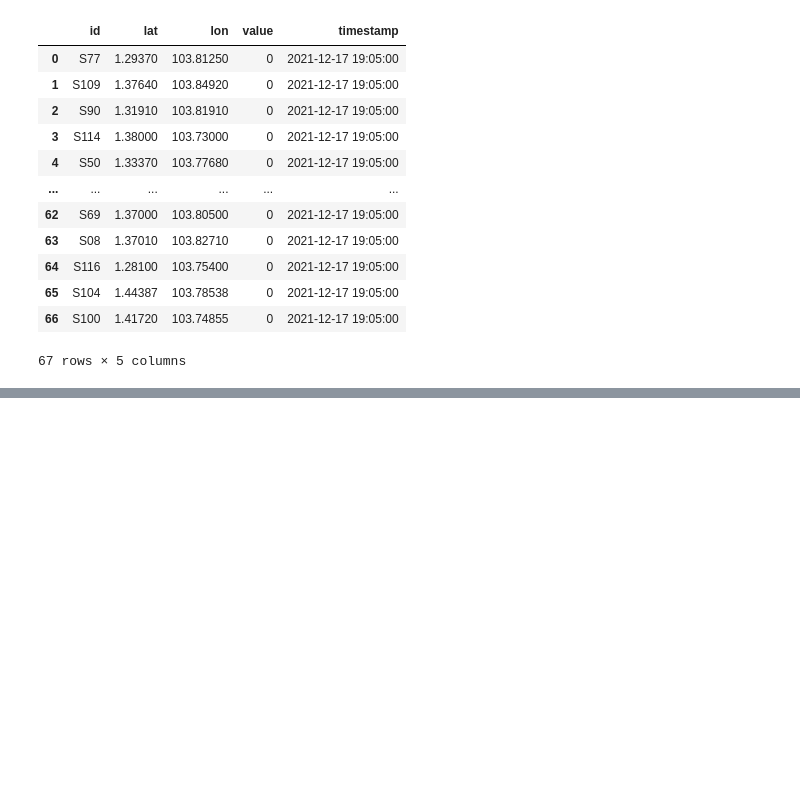
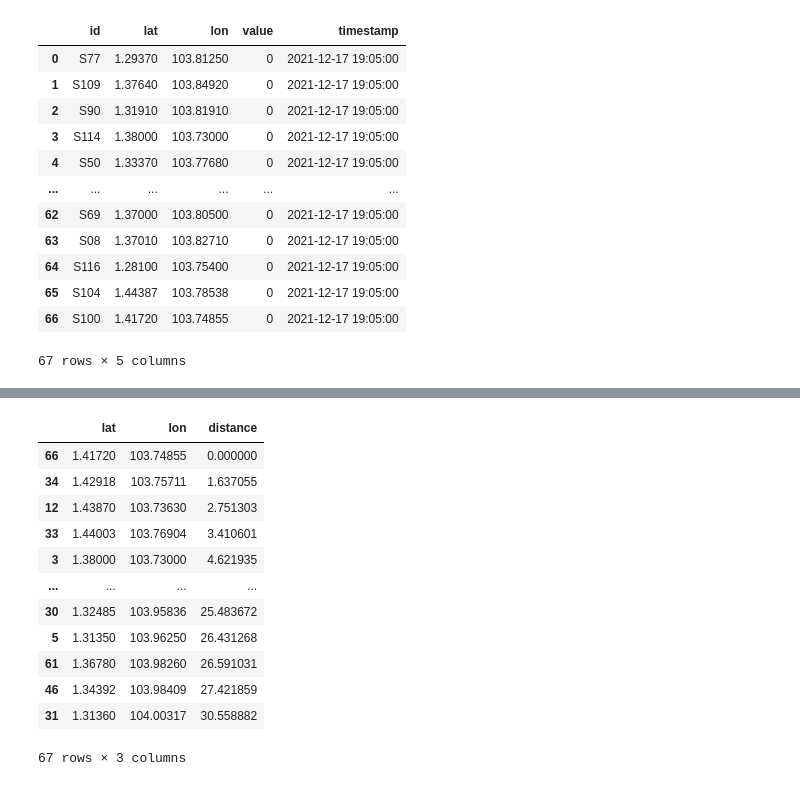
Before and after one commit to alealejandro1/taxi_compass, a Jupyter notebook: notebooks/Alejandro_taxi_compass.ipynb, the cells around one changed output, grey strips where cells are left out. Cells and saved outputs as stored; diff of their text form; code cells hidden in the pictures; blank space fills up the shorter version.

```diff
--- a/notebooks/Alejandro_taxi_compass.ipynb
+++ b/notebooks/Alejandro_taxi_compass.ipynb
@@ -232,0 +269,20 @@ parse_rainfall_data()
+# %%
+test_lat, test_lon = 1.41720, 103.74855
+
+df['distance']=df.apply(lambda row: haversine_distance(row.lon, row.lat, test_lon, test_lat)
+                        , axis=1)
+df.sort_values(by='distance')
+# %% [output]
+|  | lat | lon | distance |
+| 66 | 1.41720 | 103.74855 | 0.000000 |
+| 34 | 1.42918 | 103.75711 | 1.637055 |
+| 12 | 1.43870 | 103.73630 | 2.751303 |
+| 33 | 1.44003 | 103.76904 | 3.410601 |
+| 3 | 1.38000 | 103.73000 | 4.621935 |
+| ... | ... | ... | ... |
+| 30 | 1.32485 | 103.95836 | 25.483672 |
+| 5 | 1.31350 | 103.96250 | 26.431268 |
+| 61 | 1.36780 | 103.98260 | 26.591031 |
+| 46 | 1.34392 | 103.98409 | 27.421859 |
+| 31 | 1.31360 | 104.00317 | 30.558882 |
+67 rows × 3 columns
```
Also changed, not shown: parts of 6 cells of this notebook.
